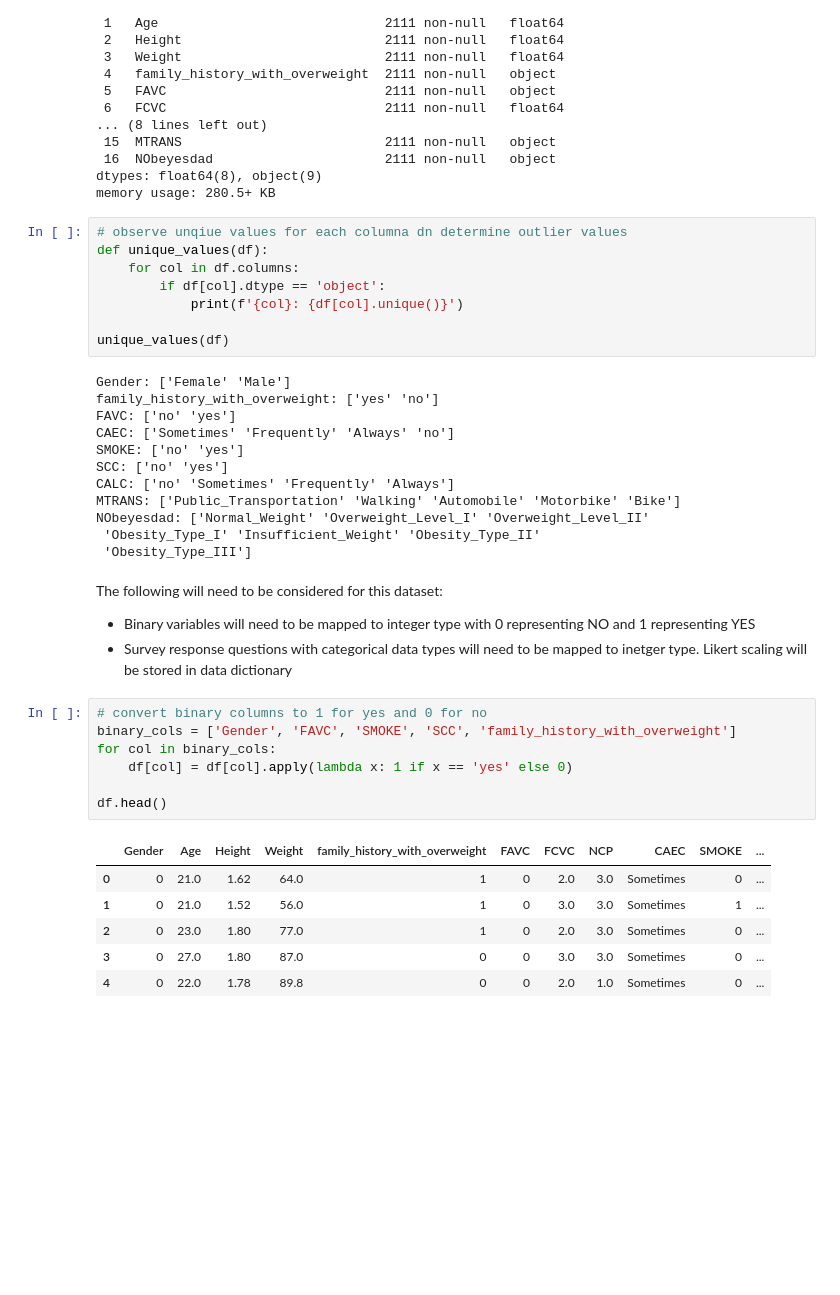
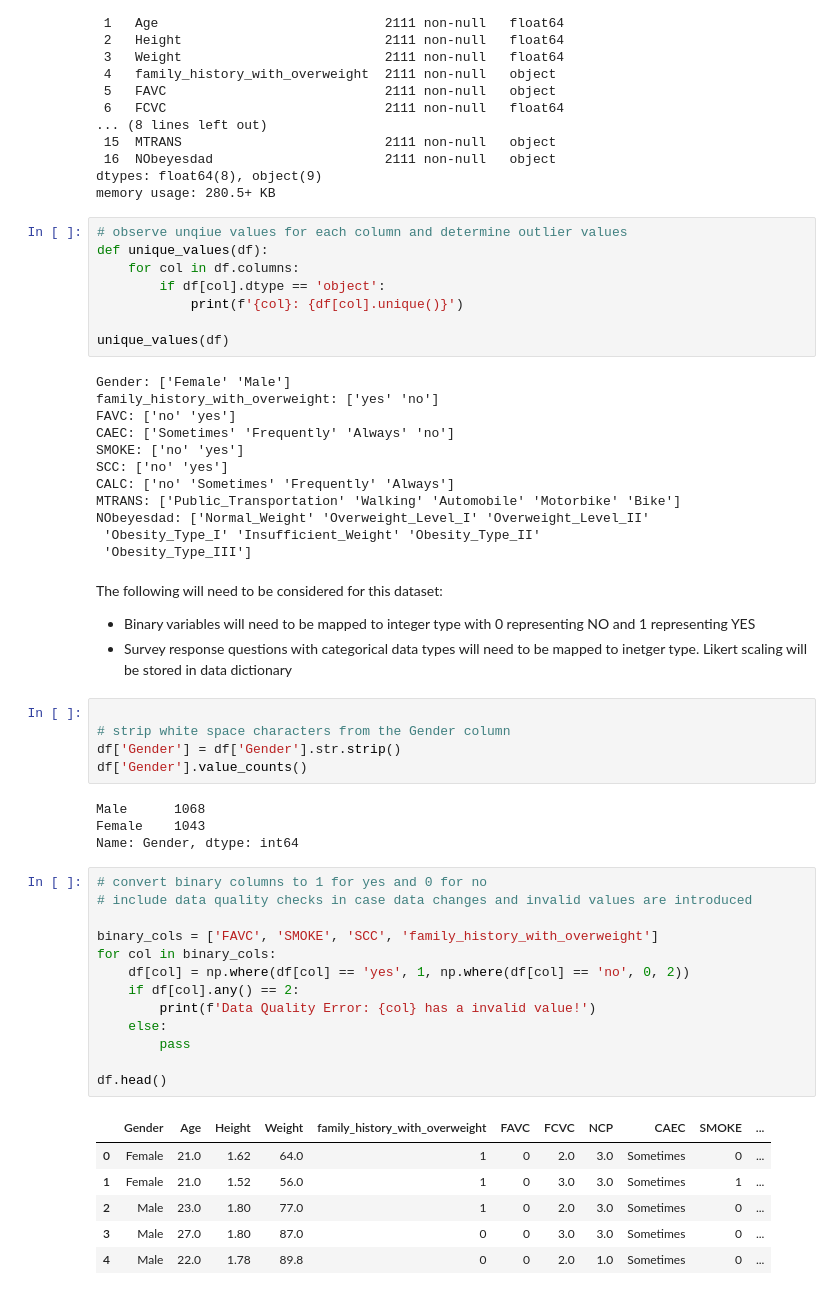
Before and after one commit to Lauren-Wilson/obesity_clustering, a Jupyter notebook: obesity_clustering.ipynb, the cells around one changed output. Saved outputs shown, nothing was run; the diff lists cells and outputs as text; blank space fills up the shorter version.

Commit message:
Completed initial data cleaning. Data prepped for further analysis & dimensionality reduction techniques

```diff
--- a/obesity_clustering.ipynb
+++ b/obesity_clustering.ipynb
@@ -65,7 +68,7 @@ Data columns (total 17 columns):
 dtypes: float64(8), object(9)
 memory usage: 280.5+ KB
 # %%
-# observe unqiue values for each columna dn determine outlier values
+# observe unqiue values for each column and determine outlier values
 def unique_values(df):
     for col in df.columns:
         if df[col].dtype == 'object':
@@ -88,17 +91,32 @@ NObeyesdad: ['Normal_Weight' 'Overweight_Level_I' 'Overweight_Level_II'
 The following will need to be considered for this dataset:
 * Binary variables will need to be mapped to integer type with 0 representing NO and 1 representing YES
 * Survey response questions with categorical data types will need to be mapped to inetger type. Likert scaling will be stored in data dictionary
+# %%
+
+# strip white space characters from the Gender column
+df['Gender'] = df['Gender'].str.strip()
+df['Gender'].value_counts()
+# %% [output]
+Male      1068
+Female    1043
+Name: Gender, dtype: int64
 # %%
 # convert binary columns to 1 for yes and 0 for no
-binary_cols = ['Gender', 'FAVC', 'SMOKE', 'SCC', 'family_history_with_overweight']
+# include data quality checks in case data changes and invalid values are introduced
+
+binary_cols = ['FAVC', 'SMOKE', 'SCC', 'family_history_with_overweight']
 for col in binary_cols:
-    df[col] = df[col].apply(lambda x: 1 if x == 'yes' else 0)
+    df[col] = np.where(df[col] == 'yes', 1, np.where(df[col] == 'no', 0, 2))
+    if df[col].any() == 2:
+        print(f'Data Quality Error: {col} has a invalid value!')
+    else:
+        pass
 
 df.head()
 # %% [output]
 |  | Gender | Age | Height | Weight | family_history_with_overweight | FAVC | FCVC | NCP | CAEC | SMOKE | ... |
-| 0 | 0 | 21.0 | 1.62 | 64.0 | 1 | 0 | 2.0 | 3.0 | Sometimes | 0 | ... |
-| 1 | 0 | 21.0 | 1.52 | 56.0 | 1 | 0 | 3.0 | 3.0 | Sometimes | 1 | ... |
-| 2 | 0 | 23.0 | 1.80 | 77.0 | 1 | 0 | 2.0 | 3.0 | Sometimes | 0 | ... |
-| 3 | 0 | 27.0 | 1.80 | 87.0 | 0 | 0 | 3.0 | 3.0 | Sometimes | 0 | ... |
-| 4 | 0 | 22.0 | 1.78 | 89.8 | 0 | 0 | 2.0 | 1.0 | Sometimes | 0 | ... |
+| 0 | Female | 21.0 | 1.62 | 64.0 | 1 | 0 | 2.0 | 3.0 | Sometimes | 0 | ... |
+| 1 | Female | 21.0 | 1.52 | 56.0 | 1 | 0 | 3.0 | 3.0 | Sometimes | 1 | ... |
+| 2 | Male | 23.0 | 1.80 | 77.0 | 1 | 0 | 2.0 | 3.0 | Sometimes | 0 | ... |
+| 3 | Male | 27.0 | 1.80 | 87.0 | 0 | 0 | 3.0 | 3.0 | Sometimes | 0 | ... |
+| 4 | Male | 22.0 | 1.78 | 89.8 | 0 | 0 | 2.0 | 1.0 | Sometimes | 0 | ... |
```
Also changed, not shown: parts of 10 cells of this notebook.
